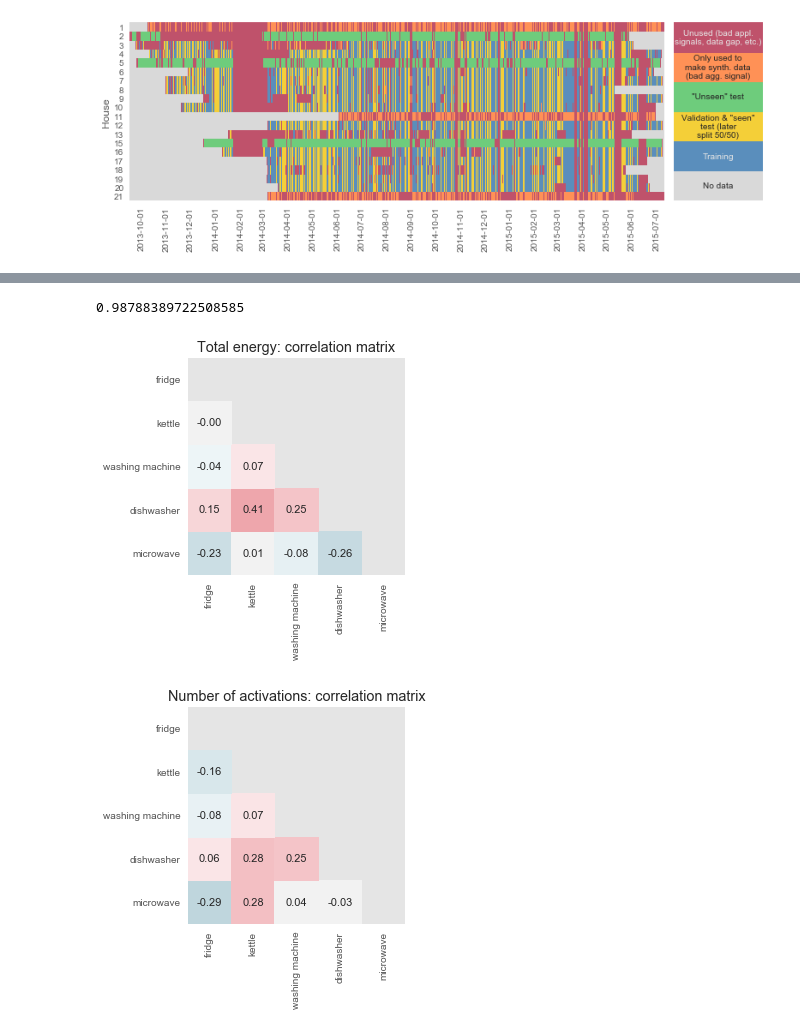
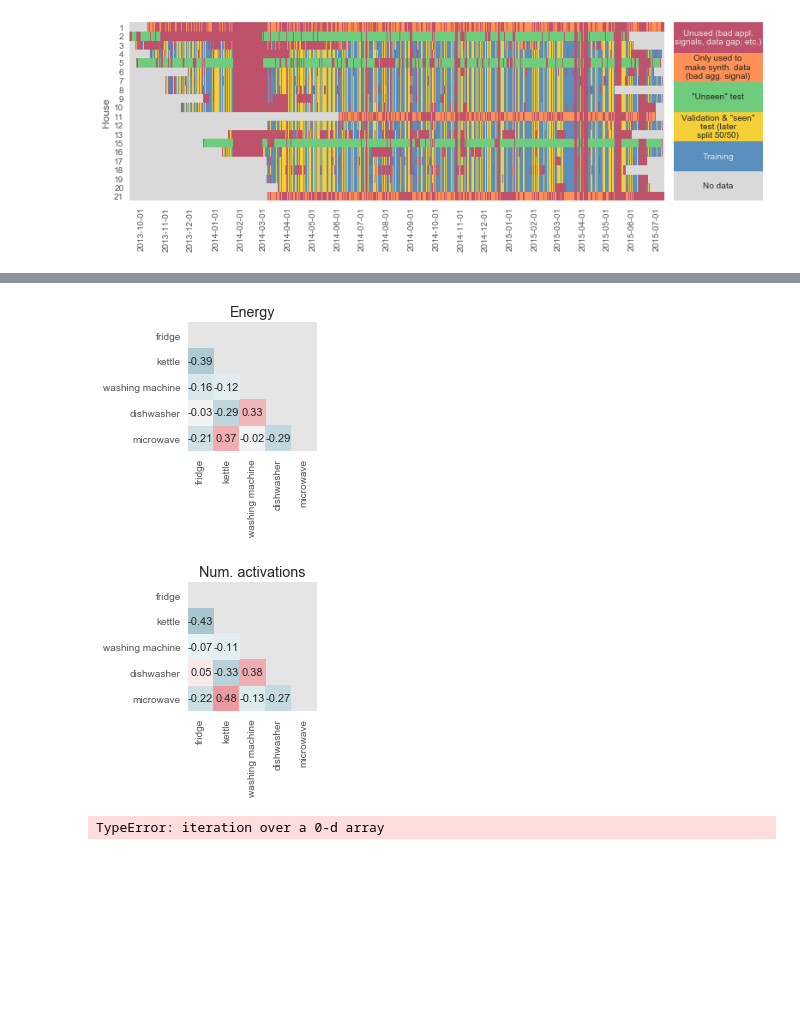
Before and after one commit to sipolac/thesis, a Jupyter notebook: py/build_models.ipynb, the cells around one changed output, grey strips where cells are left out. Drawn from its saved outputs; the diff is of its cells as text; code cells hidden in the pictures; blank space fills up the shorter version.

```diff
--- a/py/build_models.ipynb
+++ b/py/build_models.ipynb
@@ -384,7 +431,7 @@ modeling_group_name = 'main'
 
 app_names_list = [[a] for a in APP_NAMES] + [APP_NAMES]
 
-fig = plt.figure(figsize=(11,5))
+fig = plt.figure(figsize=(10,5))
 gs = matplotlib.gridspec.GridSpec(nrows=2, ncols=len(app_names_list))
 
 histories = []
@@ -400,7 +447,9 @@ for target_type in TARGET_TYPES:
         if plot_num==0:
             ax = fig.add_subplot(gs[plot_num])
         else:
-            ax = fig.add_subplot(gs[plot_num], sharey=ax, sharex=ax)
+            # ax = fig.add_subplot(gs[plot_num], sharey=ax, sharex=ax)
+            # ax = fig.add_subplot(gs[plot_num])
+            ax = fig.add_subplot(gs[plot_num], sharey=ax)
 
         history.rename(columns={'loss': 'training error', 'val_loss': 'validation error'}, inplace=True)
         try:
@@ -823,7 +888,7 @@ k = 10  # or None if you don't want to reduce dimensionality
 # house_id = 7
 # dt = datetime(2015,5,29)
 # obs = np.where((all_data['test']['x_house']==house_id) & (all_data['test']['x_date']==dt.date()))[0][0]
-obs = int(obs_scores['obs'].values[13])
+obs = int(obs_scores['obs'].values[0])
 
 print 'observation: {}'.format(obs)
 # if obs in seen_obs:
@@ -944,0 +938,3 @@ perf_df
+# %%
+y, y_hat = preds['activations']['washing machine']['test_unseen'][0]
+calc_mse(y, y_hat)
@@ -1139,14 +1322,18 @@ for target_type in TARGET_TYPES:
         # title = make_pred_scatter_title(target_type, app_names)
         title = None
         # print '        starting plot...'
+        pred_scatter_dir = os.path.join(dir_run, 'predscatter')
+        makedirs2(pred_scatter_dir)
         plot_pred_scatter(
             y = y,
             y_hat = y_hat,
             x_house = x_house,
-            house_ids_not_test_unseen = HOUSE_IDS_NOT_TEST_UNSEEN,
-            save_dir = dir_run,
+            house_ids_seen = HOUSE_IDS_SEEN,
+            save_dir = pred_scatter_dir,
             # palette = palette,
-            title = title
+            title = title,
+            # lowess = True,
+            jitter = 0.2 if target_type=='activations' else 0
         )
 # %% [output]
 energy
@@ -1592,40 +1727,51 @@ print mu2
-# %%
-np.mean((tmp2 - mu)**2)
-# %% [output]
-0.98788389722508585
 # %%
 # Compute correlations between target variables.
 
-def create_target_heatmap(Y, names, title=None, figsize=(5,4),
+def create_target_heatmap(Y, names, title='', figsize=(3.5,3.5),
                           linewidths=0, annot=True, fmt='.2f'):
 
     # http://seaborn.pydata.org/examples/many_pairwise_correlations.html
 
     # Compute the correlation matrix.
     Y_df = pd.DataFrame(Y)
     Y_df.columns = APP_NAMES
     corr = Y_df.corr()
 
     # Generate a mask for the upper triangle.
     mask = np.zeros_like(corr, dtype=np.bool)
     mask[np.triu_indices_from(mask)] = True
 
     # Set up the matplotlib figure.
     f, ax = plt.subplots(figsize=figsize)
 
     # Generate a custom diverging colormap.
     cmap = sns.diverging_palette(220, 10, as_cmap=True)
 
     # Draw the heatmap with the mask and correct aspect ratio.
     ax = sns.heatmap(corr, mask=mask, cmap=cmap, annot_kws={"fontsize":11}, fmt=fmt,
                 annot=annot, square=True, linewidths=linewidths, ax=ax, cbar=False)
     ax.set_title(title)
 
-data_set = 'test'
-create_target_heatmap(all_data[data_set]['Y1'], APP_NAMES, title='Total energy: correlation matrix')
-create_target_heatmap(all_data[data_set]['Y2'], APP_NAMES, title='Number of activations: correlation matrix')
+    return f, ax
+
+split_type = 'real_train'
+makedirs2(dir_run)
+create_target_heatmap(all_data[split_type]['Y1'], APP_NAMES, title='Energy')
+plt.tight_layout()
+plt.savefig(os.path.join(dir_run, 'corr_app_energy.pdf'))
+create_target_heatmap(all_data[split_type]['Y2'], APP_NAMES, title='Num. activations')
+plt.tight_layout()
+plt.savefig(os.path.join(dir_run, 'corr_app_activations.pdf'))
 # %% [output]
-[figure, old version]
+[figure, new version]
-[figure, old version]
+[figure, new version]
+# %%
+tmp = map(str, range(cm.shape[0]))
+tmp[-1] = tmp[-1] + '+'
+tmp
+
+confusion_matrix(np.around(y), np.around(y_hat), labels=True)
+# %% [output]
+TypeError: iteration over a 0-d array
 # %%
 # Plot confusion matrix by using seaborn heatmap function
```
Also changed, not shown: parts of 34 cells of this notebook, 2 other files.
